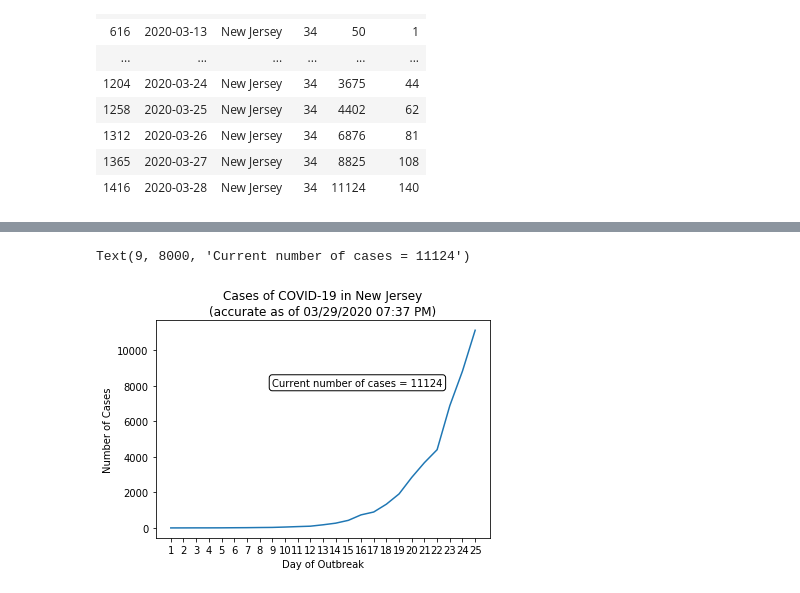
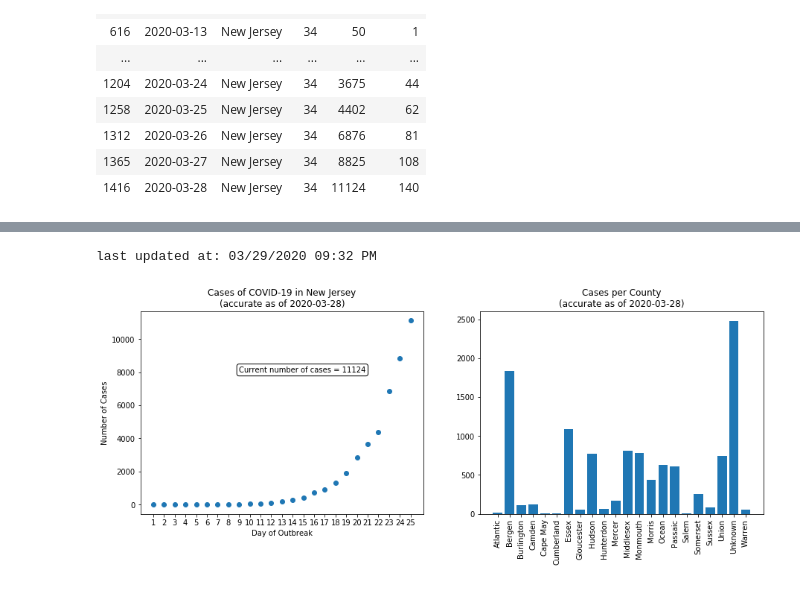
Before and after one commit to jaydenfont/NJ-COVID-19-Data, a Jupyter notebook: NewJerseyCases.ipynb, the cells around one changed output, grey strips where cells are left out. Saved outputs shown, nothing was run; the diff lists cells and outputs as text; code cells hidden in the pictures.

Commit message:
added bar plot for each county in New Jersey, working on allowing notebook to update automatically

```diff
--- a/NewJerseyCases.ipynb
+++ b/NewJerseyCases.ipynb
@@ -27,8 +37,8 @@ df
 # %%
-# Isolate data for New Jersey
+# Isolate state data for New Jersey
 
 # loc isolates data based on labels, save as new dataframe
-nj = df.loc[df['state'] == "New Jersey"]
+nj = states.loc[states['state'] == "New Jersey"]
 nj
 # %% [output]
 |  | date | state | fips | cases | deaths |
@@ -63,0 +76,8 @@ dateAndTime = now.strftime("%m/%d/%Y %I:%M %p")
+# %%
+# Get last date of available data
+recentDate = county.at[county.index[-1], 'date']
+
+# Isolate NJ Counties for given date
+njCountyList = county[(county['state'] == "New Jersey") & (county["date"] == recentDate)]
+
+njCountyList
@@ -64,25 +102,35 @@ dateAndTime = now.strftime("%m/%d/%Y %I:%M %p")
 # %%
-# Create figure object
+# Create figure object with two subplots oriented horizontally
 
-figure, ax = plt.subplots()
+figure, (sc, ba) = plt.subplots(1,2, figsize=(15,5))
 
 # Plot NJ cases vs time
 
-ax.plot(njLength, njCases)
+sc.scatter(njLength, njCases)
 
-title = "Cases of COVID-19 in New Jersey\n(accurate as of " + dateAndTime + ")"
-ax.set_title(title)
-ax.set_xlabel("Day of Outbreak")
-ax.set_ylabel("Number of Cases")
+sTitle = "Cases of COVID-19 in New Jersey\n(accurate as of " + recentDate + ")"
+sc.set_title(sTitle)
+sc.set_xlabel("Day of Outbreak")
+sc.set_ylabel("Number of Cases")
 
 # adjust ticks to show all days
 xticks = np.arange(1,njLength.max()+1,1)
-ax.set_xticks(xticks); # semicolon suppresses output of this function
+sc.set_xticks(xticks); # semicolon suppresses output of this function
 
 # Create box label
 labelText = "Current number of cases = " + str(njCases.max())
 box = dict(boxstyle = 'round', facecolor = 'white')
-ax.text(9, 8000,labelText,bbox=box)
+sc.text(9, 8000,labelText,bbox=box);
+
+# Plot cases per county
+
+ba.bar(njCountyList['county'], njCountyList['cases'] )
+
+bTitle = "Cases per County\n(accurate as of " + recentDate + ")"
+ba.set_xticklabels(njCountyList['county'], rotation = 90);
+ba.set_title(bTitle);
+
+print("last updated at: {}".format(dateAndTime))
 # %% [output]
-Text(9, 8000, 'Current number of cases = 11124')
+last updated at: 03/29/2020 09:32 PM
-[figure, old version]
+[figure, new version]
```
Also changed, not shown: parts of 7 cells of this notebook.
